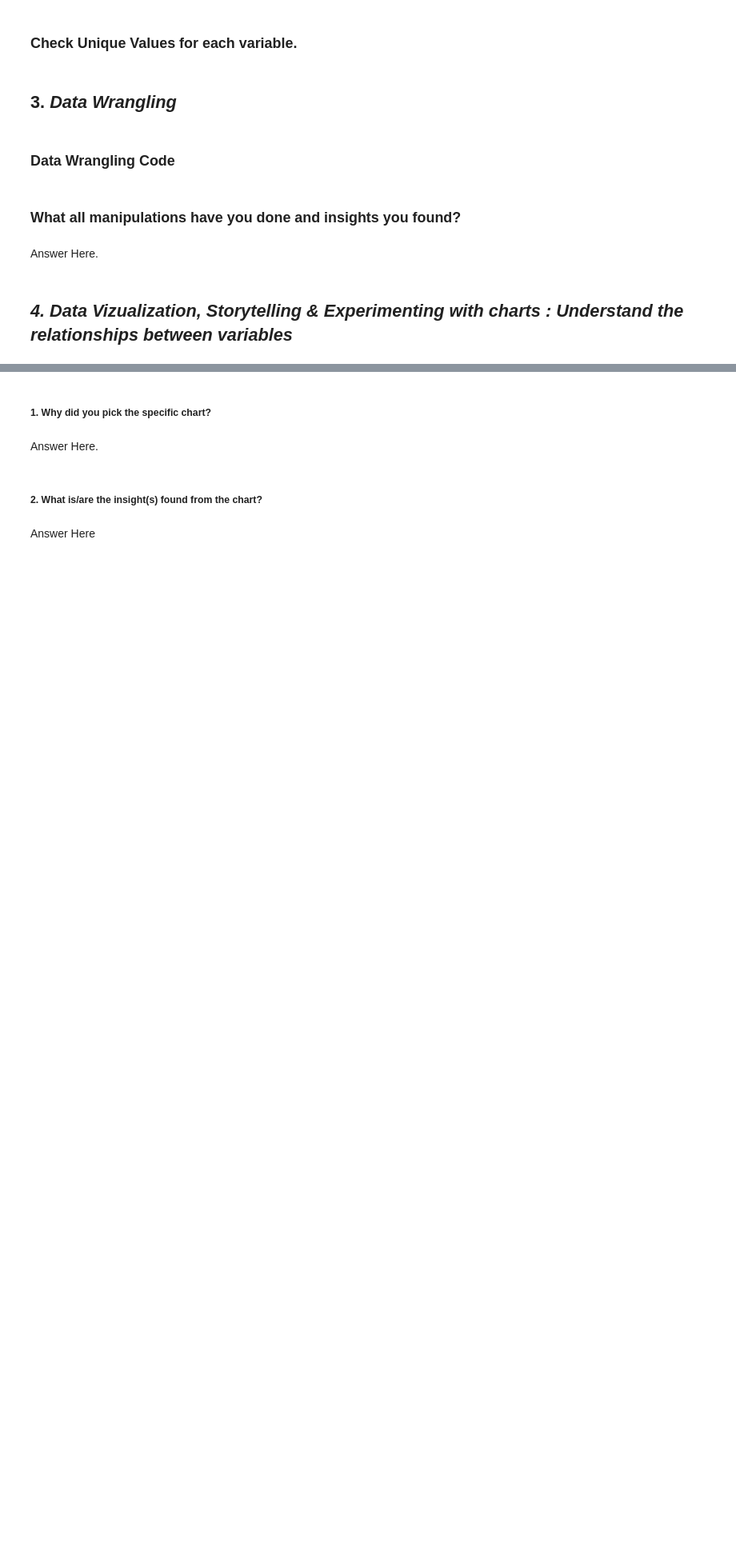
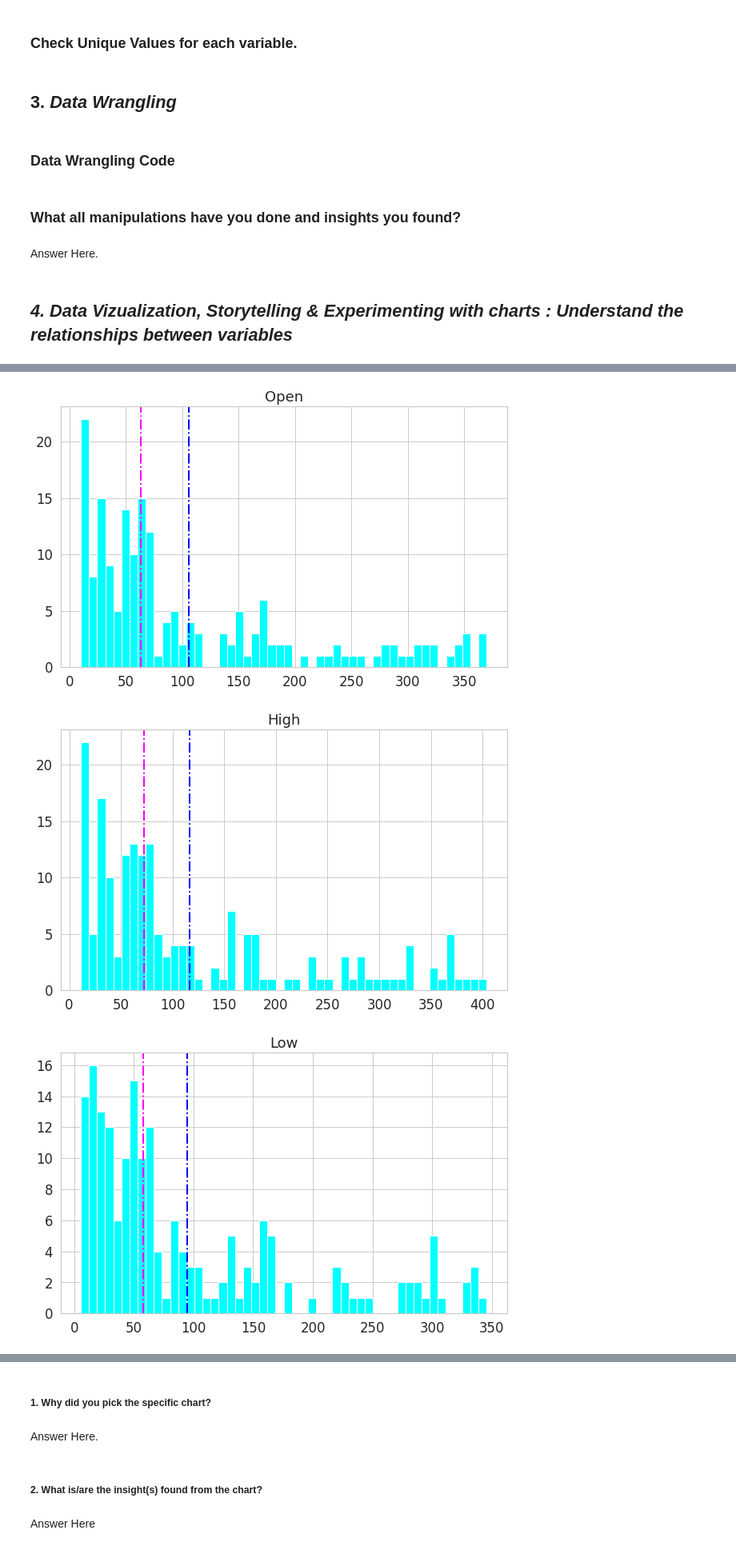
Before and after one commit to mohita122/ML_yes_bank_stock_predication, a Jupyter notebook: yes_bank_stock_predication_new_template.ipynb, the cells around one changed output, grey strips where cells are left out. Shown at 80% size. Saved outputs shown, nothing was run; the diff lists cells and outputs as text; code cells hidden in the pictures; blank space fills up the shorter version.

```diff
--- a/yes_bank_stock_predication_new_template.ipynb
+++ b/yes_bank_stock_predication_new_template.ipynb
@@ -239,0 +285,16 @@ Answer Here.
+# %%
+num_cols = df[['Open','High','Low']]
+# %%
+for i in num_cols[:]:
+  fig = plt.figure(figsize=(10,6))
+  ax = fig.gca()
+  features = df[i]
+  label = df['Close']
+  features.hist(bins = 50,ax = ax,color = 'cyan')
+  ax.axvline(features.mean(),color = 'blue',linestyle = 'dashdot',linewidth = 2)
+  ax.axvline(features.median(),color = 'magenta',linestyle = 'dashdot',linewidth = 2)
+  ax.set_title(i)
+# %% [output]
+[figure, added]
+[figure, added]
+[figure, added]
```
Also changed, not shown: parts of 84 cells of this notebook.
